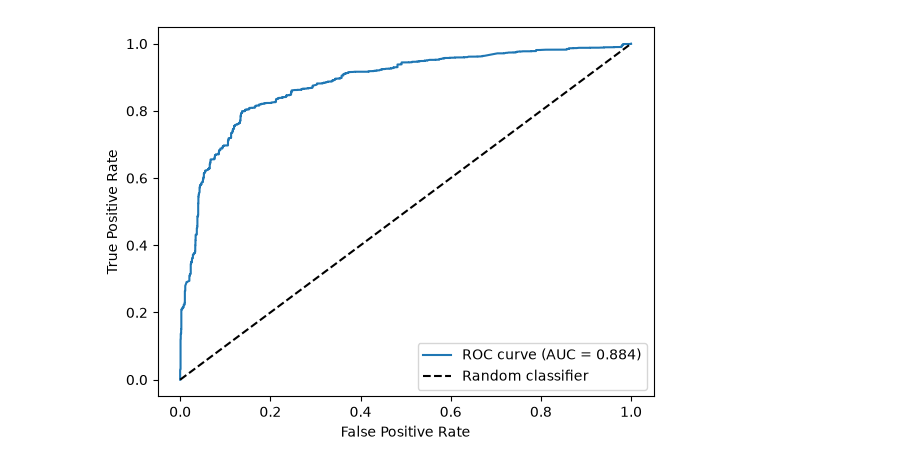
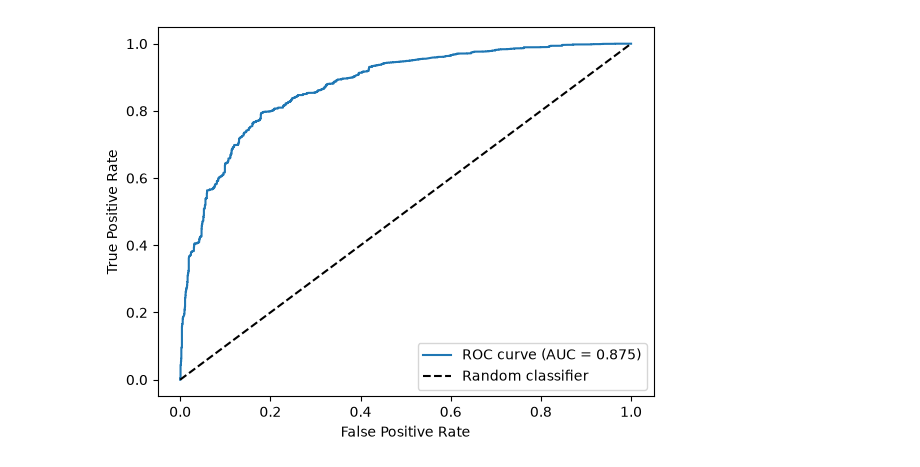
Before and after one commit to Kwietny/visco, a Jupyter notebook: misc/margin_analsysis.ipynb, the cells around one changed output. Saved outputs shown, nothing was run; the diff lists cells and outputs as text; code cells hidden in the pictures.

```diff
--- a/misc/margin_analsysis.ipynb
+++ b/misc/margin_analsysis.ipynb
@@ -5,10 +6,10 @@ from xgboost import XGBClassifier
 from modules.benchmark import *
 import plotly.express as px
 # %%
-physio = load_cleaned()
-physio = drop_rheological(physio)
-physio = add_physiochemical(physio, columns=['smiles_surfactant1', 'smiles_surfactant2', 'smiles_additive1', 'smiles_additive2'])
-X, y, groups = xy_split(physio)
+avalon = load_cleaned()
+avalon = drop_rheological(avalon)
+avalon = add_avalon(avalon, columns=['smiles_surfactant1', 'smiles_surfactant2', 'smiles_additive1', 'smiles_additive2'])
+X, y, groups = xy_split(avalon)
 X = drop_smiles(X)
 # %%
 cv = StratifiedGroupKFold(n_splits=10, shuffle=True, random_state=42)
@@ -18,40 +19,39 @@ numerical_features = []
 
 for column in X.columns:
     if X[column].dtype in ('float64', 'int64'):
         numerical_features.append(column)
 
 preprocessor = ColumnTransformer(
     transformers=[
         ('num', 'passthrough', numerical_features),
         ('cat', OneHotEncoder(), categorical_features)
     ]
 )
 
-classifier = XGBClassifier(
-    n_estimators=300,
-    max_depth=5,
-    learning_rate=0.05,
-    objective="binary:logistic",
-    eval_metric="logloss",
+classifier = LGBMClassifier(
+        n_estimators=300,
+        learning_rate=0.05,
+        random_state=42,
+        verbosity=-1
 )
 
 model = Pipeline([
     ("preprocessor", preprocessor),
     ("classifier", classifier)
 ])
 
 y_proba = cross_val_predict(model, X, y, groups=groups, cv=cv, method='predict_proba')[:, 1]
 fpr, tpr, thresholds = roc_curve(y, y_proba)
 roc_auc = auc(fpr, tpr)
 
 plt.plot(fpr, tpr, label=f"ROC curve (AUC = {roc_auc:.3f})")
 plt.plot([0, 1], [0, 1], "k--", label="Random classifier")
 plt.xlabel("False Positive Rate")
 plt.ylabel("True Positive Rate")
 plt.legend()
 plt.show()
 # %% [output]
-[figure, old version]
+[figure, new version]
 # %%
 y_proba = cross_val_predict(model, X, y, groups=groups, cv=cv, method='predict_proba')
 # %%
```
Also changed, not shown: parts of 3 cells of this notebook, 3 other files.
